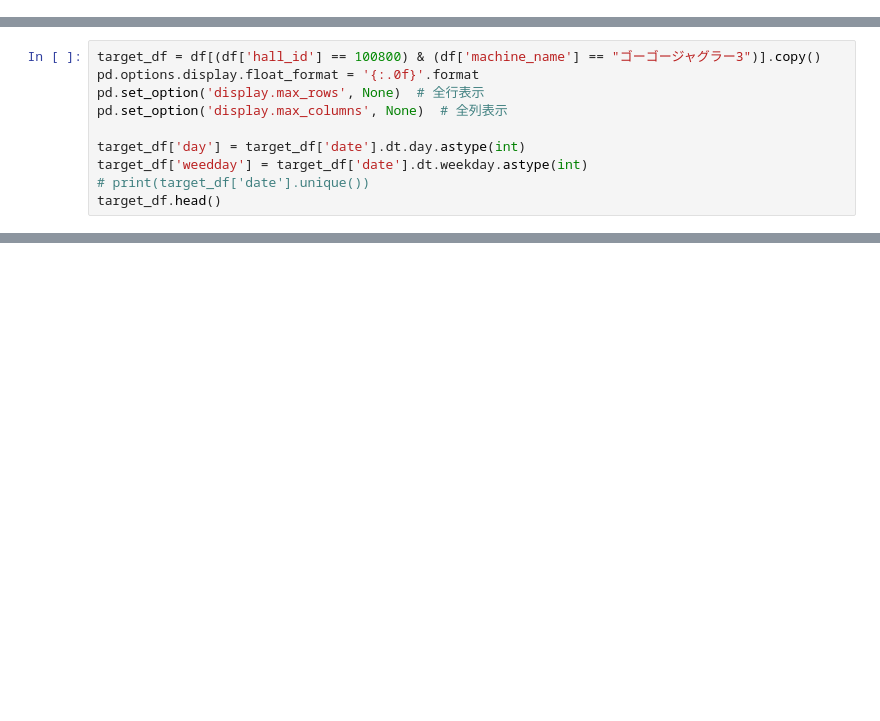
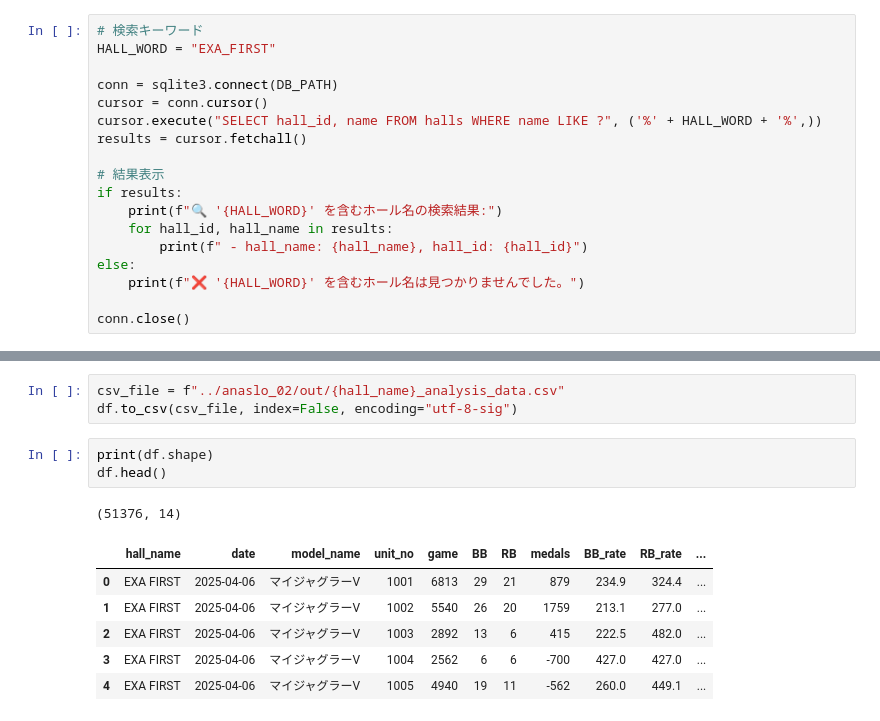
Before and after one commit to akmiccom/dataOnline, a Jupyter notebook: notebook/EXA_from_sqlite.ipynb, the cells around one changed output, grey strips where cells are left out. Drawn from its saved outputs; the diff is of its cells as text; blank space fills up the shorter version.

```diff
--- a/notebook/EXA_from_sqlite.ipynb
+++ b/notebook/EXA_from_sqlite.ipynb
@@ -21,0 +29,18 @@ conn.close()
+# %%
+# 検索キーワード
+HALL_WORD = "EXA_FIRST"
+
+conn = sqlite3.connect(DB_PATH)
+cursor = conn.cursor()
+cursor.execute("SELECT hall_id, name FROM halls WHERE name LIKE ?", ('%' + HALL_WORD + '%',))
+results = cursor.fetchall()
+
+# 結果表示
+if results:
+    print(f"🔍 '{HALL_WORD}' を含むホール名の検索結果:")
+    for hall_id, hall_name in results:
+        print(f" - hall_name: {hall_name}, hall_id: {hall_id}")
+else:
+    print(f"❌ '{HALL_WORD}' を含むホール名は見つかりませんでした。")
+
+conn.close()
@@ -43,10 +82,0 @@ memory usage: 4.2+ MB
-# %%
-target_df = df[(df['hall_id'] == 100800) & (df['machine_name'] == "ゴーゴージャグラー3")].copy()
-pd.options.display.float_format = '{:.0f}'.format
-pd.set_option('display.max_rows', None)  # 全行表示
-pd.set_option('display.max_columns', None)  # 全列表示
-
-target_df['day'] = target_df['date'].dt.day.astype(int)
-target_df['weedday'] = target_df['date'].dt.weekday.astype(int)
-# print(target_df['date'].unique())
-target_df.head()
@@ -302,0 +96,14 @@ for d in [2, 12, 22, 23, 25, 26, 27]:
+# %%
+csv_file = f"../anaslo_02/out/{hall_name}_analysis_data.csv"
+df.to_csv(csv_file, index=False, encoding="utf-8-sig")
+# %%
+print(df.shape)
+df.head()
+# %% [output]
+(51376, 14)
+|  | hall_name | date | model_name | unit_no | game | BB | RB | medals | BB_rate | RB_rate | ... |
+| 0 | EXA FIRST | 2025-04-06 | マイジャグラーV | 1001 | 6813 | 29 | 21 | 879 | 234.9 | 324.4 | ... |
+| 1 | EXA FIRST | 2025-04-06 | マイジャグラーV | 1002 | 5540 | 26 | 20 | 1759 | 213.1 | 277.0 | ... |
+| 2 | EXA FIRST | 2025-04-06 | マイジャグラーV | 1003 | 2892 | 13 | 6 | 415 | 222.5 | 482.0 | ... |
+| 3 | EXA FIRST | 2025-04-06 | マイジャグラーV | 1004 | 2562 | 6 | 6 | -700 | 427.0 | 427.0 | ... |
+| 4 | EXA FIRST | 2025-04-06 | マイジャグラーV | 1005 | 4940 | 19 | 11 | -562 | 260.0 | 449.1 | ... |
```
Also changed, not shown: parts of 14 cells of this notebook, 49 other files.
